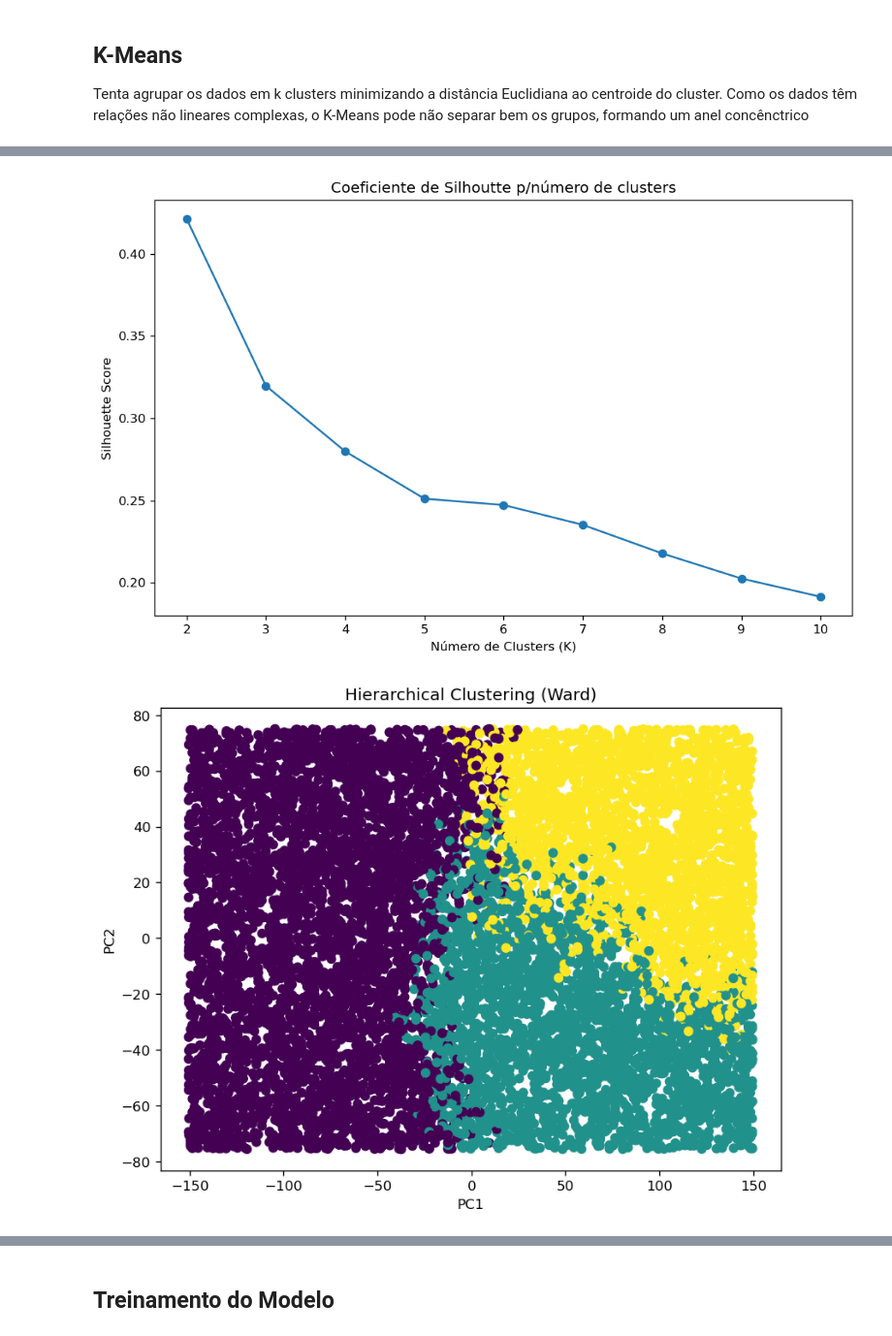
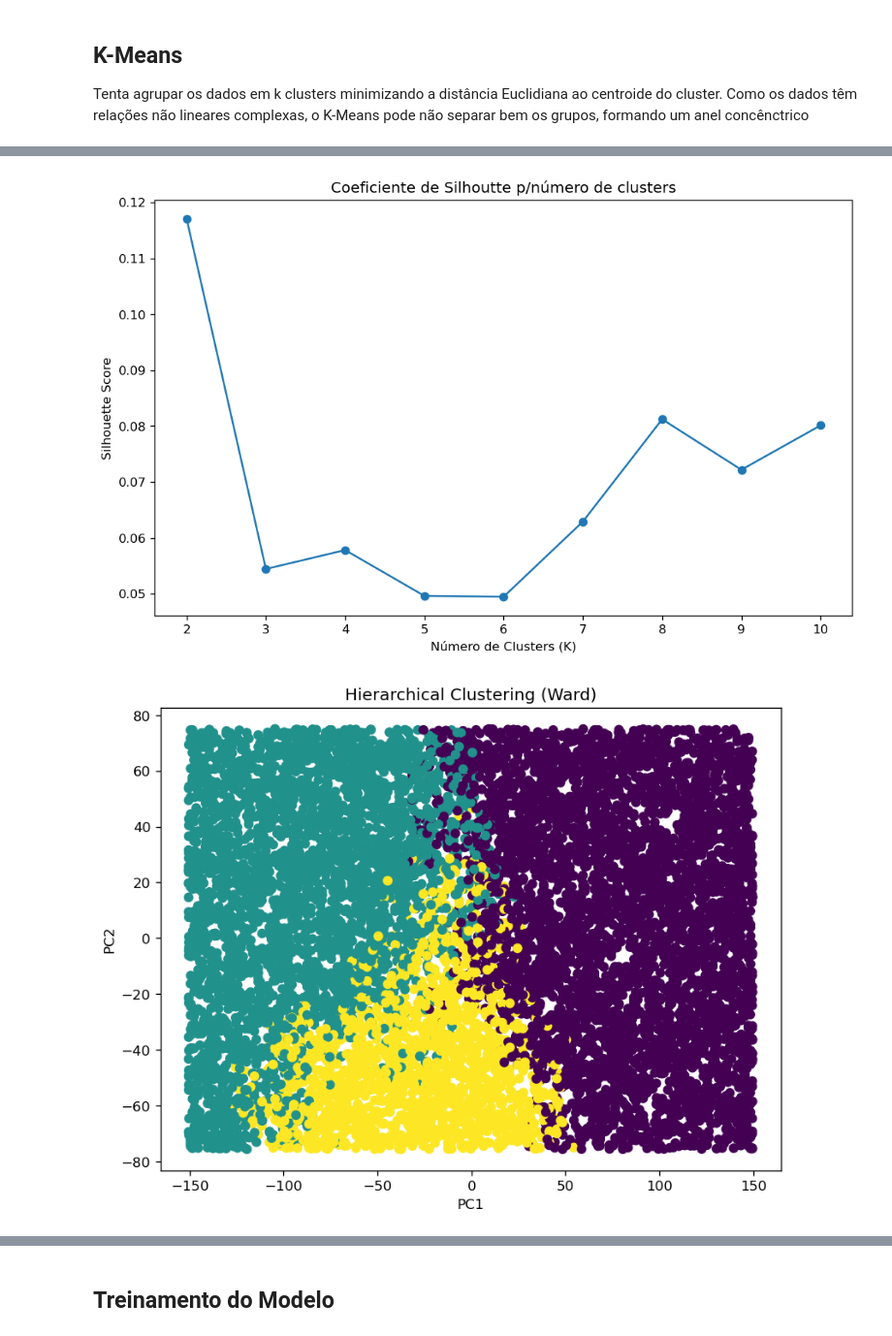
Before and after one commit to vascoloureiro/MEIA---Class-Work, a Jupyter notebook: Heart-Disease-Prediction.ipynb, the cells around one changed output, grey strips where cells are left out. Shown at 97% size. Cells and saved outputs as stored; diff of their text form; code cells hidden in the pictures.

```diff
--- a/Heart-Disease-Prediction.ipynb
+++ b/Heart-Disease-Prediction.ipynb
@@ -766,15 +739,7 @@ print(feature_importance.head(10))
 Tenta agrupar os dados em k clusters minimizando a distância Euclidiana ao centroide do cluster. Como os dados têm relações não lineares complexas, o K-Means pode não separar bem os grupos, formando um anel concênctrico
 # %%
 pca = PCA(n_components=2)
-pc = pca.fit_transform(df_X)
+pc = pca.fit_transform(df)
 
 hc = AgglomerativeClustering(n_clusters=3, linkage='ward')
-labels_hc = hc.fit_predict(df_X)
-
-plt.figure(figsize=(10, 6))
-plt.scatter(pc[:, 0], pc[:, 1], c=labels_hc, cmap='viridis', alpha=0.6)
-plt.xlabel('PC1')
-plt.ylabel('PC2')
-plt.title('Clustering Hierárquico (Ward) com PCA')
-plt.colorbar(label='Cluster')
-plt.show()
+labels_hc = hc.fit_predict(df)
@@ -783,56 +746,55 @@ plt.show()
 # %%
-
 inertia = []
 silhouette = []
 
 # k de 1 a 10
 K_range_inertia = range(1, 11)
-K_range_silhouette = range(2, 11)
+K_range_silhouette= range(2, 11)
 
 for k in K_range_inertia:
-    kmeans = KMeans(n_clusters = k, random_state=42, n_init='auto')
-    kmeans.fit(df_X)
+    kmeans = KMeans(n_clusters=k, random_state=42, n_init='auto')
+    kmeans.fit(df)
 
     inertia.append(kmeans.inertia_)
 
 for k in K_range_silhouette:
-    kmeans = KMeans(n_clusters = k, random_state=42, n_init='auto')
-    kmeans.fit(df_X)
+    kmeans = KMeans(n_clusters=k, random_state=42, n_init='auto')
+    kmeans.fit(df_scaled)
 
-    score = silhouette_score(df_X, kmeans.labels_)
+    score = silhouette_score(df_scaled, kmeans.labels_)
     silhouette.append(score)
 
 plt.figure(figsize=(10, 6))
 plt.plot(K_range_inertia, inertia, marker='o')
 plt.title('Método do Cotovelo para K-Means')
 plt.xlabel('Número de Clusters (K)')
 plt.ylabel('Inércia (WCSS)')
 plt.show()
 
 plt.figure(figsize=(10, 6))
 plt.plot(K_range_silhouette, silhouette, marker='o')
 plt.title('Coeficiente de Silhoutte p/número de clusters')
 plt.xlabel('Número de Clusters (K)')
 plt.ylabel('Silhouette Score')
 plt.show()
 
 plt.figure(figsize=(8,6))
-plt.scatter(pc[:,0], pc[:,1], c = labels_hc)
+plt.scatter(pc[:,0], pc[:,1], c=labels_hc)
 plt.title("Hierarchical Clustering (Ward)")
 plt.xlabel("PC1")
 plt.ylabel("PC2")
 plt.show()
 
 
-#Z = linkage(df_X, method='ward')
+Z = linkage(df, method='ward')
 
-#plt.figure(figsize=(12, 6))
-#dendrogram(Z)
-#plt.title("Dendrograma - Método Ward")
-#plt.xlabel("Amostras")
-#plt.ylabel("Distância")
-#plt.show()
+plt.figure(figsize=(12, 6))
+dendrogram(Z)
+plt.title("Dendrograma - Método Ward")
+plt.xlabel("Amostras")
+plt.ylabel("Distância")
+plt.show()
 # %% [output]
 [figure]
-[figure, old version]
+[figure, new version]
-[figure, old version]
+[figure, new version]
```
Also changed, not shown: parts of 17 cells of this notebook.
